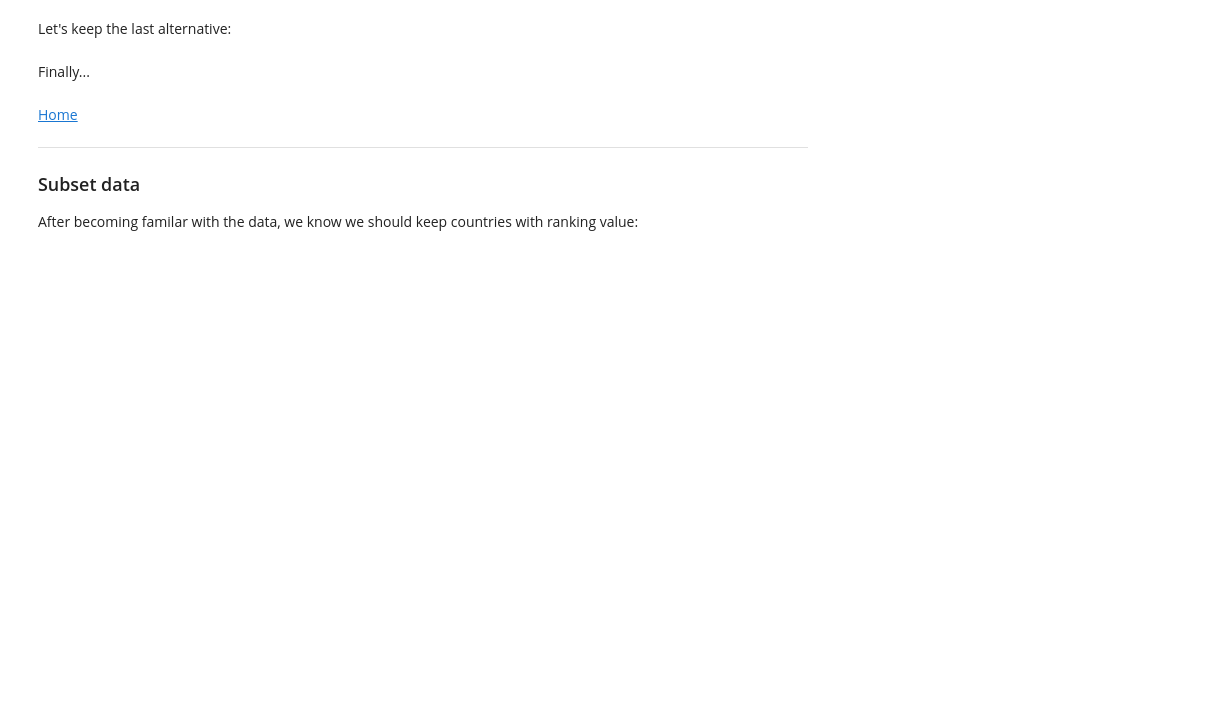
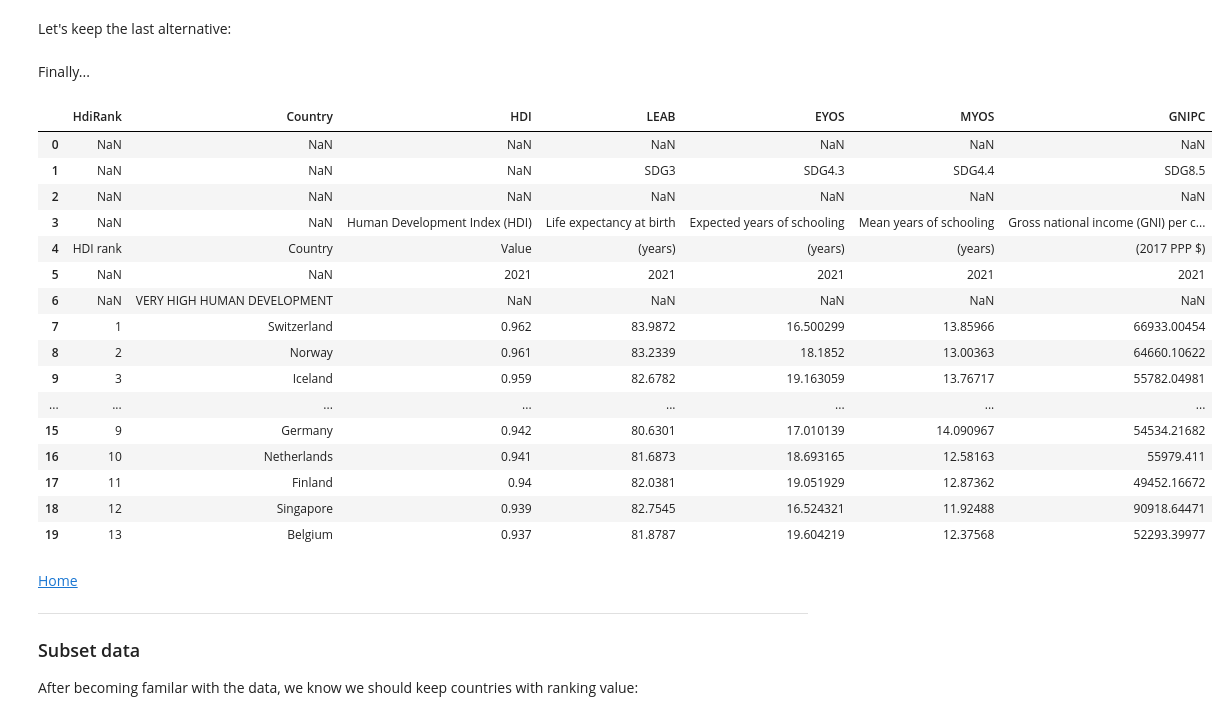
Before and after one commit to eScienceWinterSchool/PythonSession, a Jupyter notebook: index.ipynb, the cells around one changed output. Drawn from its saved outputs; the diff is of its cells as text; code cells hidden in the pictures; blank space fills up the shorter version.

```diff
--- a/index.ipynb
+++ b/index.ipynb
@@ -332,7 +339,9 @@ Index(['HDI rank', 'Country', 'Human Development Index (HDI) ',
        'Mean years of schooling', 'Gross national income (GNI) per capita'],
       dtype='object')
 # %%
-BetterHeaders=hdiFile.columns.dropna()
+# make the change!
+
+BetterHeaders=better_1.columns.dropna()
 #result
 BetterHeaders
 # %% [output]
@@ -343,8 +352,10 @@ Index(['HDI rank', 'Country', 'Human Development Index (HDI) ',
 # %%
 #subsetting again
 
-hdiFile=hdiFile.loc[:,BetterHeaders]
-hdiFile.head(20)
+better_1=better_1.loc[:,BetterHeaders]
+better_2=better_1.copy()
+#see
+better_2.head(20)
 # %% [output]
 |  | HDI rank | Country | Human Development Index (HDI) | Life expectancy at birth | Expected years of schooling | ... |
 | 0 | NaN | NaN | NaN | NaN | NaN | ... |
@@ -399,8 +410,8 @@ Index(['Hdi Rank', 'Country', 'Human Development Index',
 Let's keep this last one for a while:
 # %%
 #changing column names
-hdiFile.columns=hdiFile.columns.str.replace('\(.+\)',"", regex=True).\
+better_2.columns=better_2.columns.str.replace('\(.+\)',"", regex=True).\
                           str.strip().\
                           str.title()
 #so
-hdiFile
+better_2
@@ -424,12 +468,33 @@ hdiFile.columns.str.replace(" ",'',regex=False)
 # %% [markdown]
 Let's keep the last alternative:
 # %%
-newNames=[''.join([word[0] for word in name.split()]) for name in hdiFile.columns[2::]]
-hdiFile.columns=hdiFile.columns[:2].to_list()+newNames
+newNames=[''.join([word[0] for word in name.split()]) for name in better_2.columns[2::]]
+better_2.columns=better_2.columns[:2].str.replace(" ",'',regex=False).to_list()+newNames
+
+#newDF
+better_3=better_2.copy()
 # %% [markdown]
 Finally...
 # %%
-hdiFile.head(20)
+better_3.head(20)
+# %% [output]
+|  | HdiRank | Country | HDI | LEAB | EYOS | MYOS | GNIPC |
+| 0 | NaN | NaN | NaN | NaN | NaN | NaN | NaN |
+| 1 | NaN | NaN | NaN | SDG3 | SDG4.3 | SDG4.4 | SDG8.5 |
+| 2 | NaN | NaN | NaN | NaN | NaN | NaN | NaN |
+| 3 | NaN | NaN | Human Development Index (HDI) | Life expectancy at birth | Expected years of schooling | Mean years of schooling | Gross national income (GNI) per c... |
+| 4 | HDI rank | Country | Value | (years) | (years) | (years) | (2017 PPP $) |
+| 5 | NaN | NaN | 2021 | 2021 | 2021 | 2021 | 2021 |
+| 6 | NaN | VERY HIGH HUMAN DEVELOPMENT | NaN | NaN | NaN | NaN | NaN |
+| 7 | 1 | Switzerland | 0.962 | 83.9872 | 16.500299 | 13.85966 | 66933.00454 |
+| 8 | 2 | Norway | 0.961 | 83.2339 | 18.1852 | 13.00363 | 64660.10622 |
+| 9 | 3 | Iceland | 0.959 | 82.6782 | 19.163059 | 13.76717 | 55782.04981 |
+| ... | ... | ... | ... | ... | ... | ... | ... |
+| 15 | 9 | Germany | 0.942 | 80.6301 | 17.010139 | 14.090967 | 54534.21682 |
+| 16 | 10 | Netherlands | 0.941 | 81.6873 | 18.693165 | 12.58163 | 55979.411 |
+| 17 | 11 | Finland | 0.94 | 82.0381 | 19.051929 | 12.87362 | 49452.16672 |
+| 18 | 12 | Singapore | 0.939 | 82.7545 | 16.524321 | 11.92488 | 90918.64471 |
+| 19 | 13 | Belgium | 0.937 | 81.8787 | 19.604219 | 12.37568 | 52293.39977 |
 # %% [markdown]
 [Home](#home)
 ______
```
Also changed, not shown: parts of 109 cells of this notebook, 36 other files.
